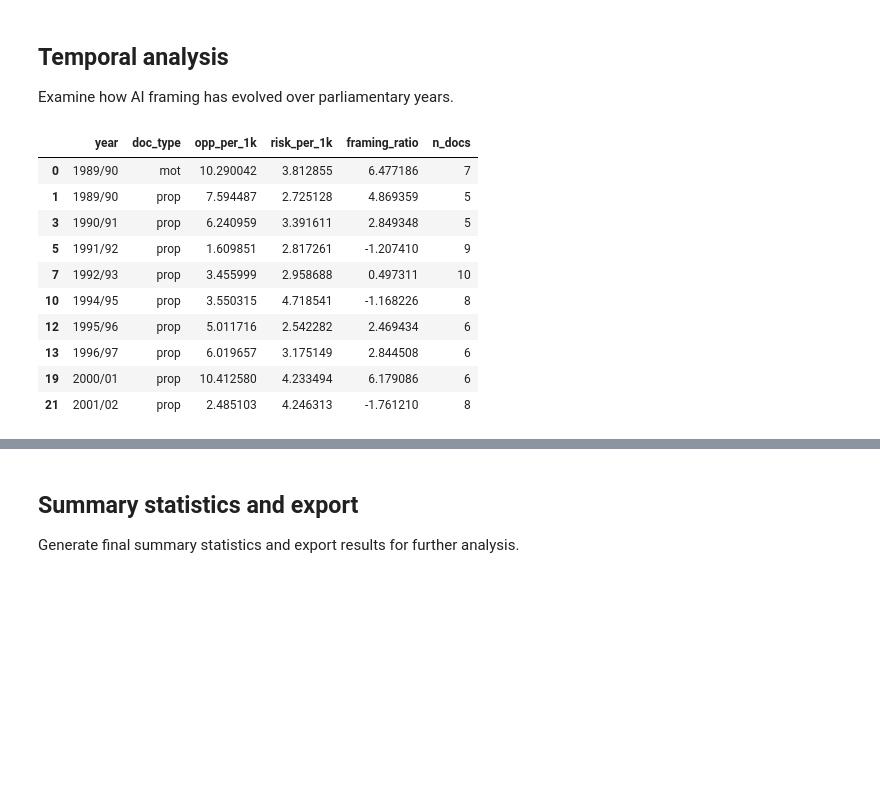
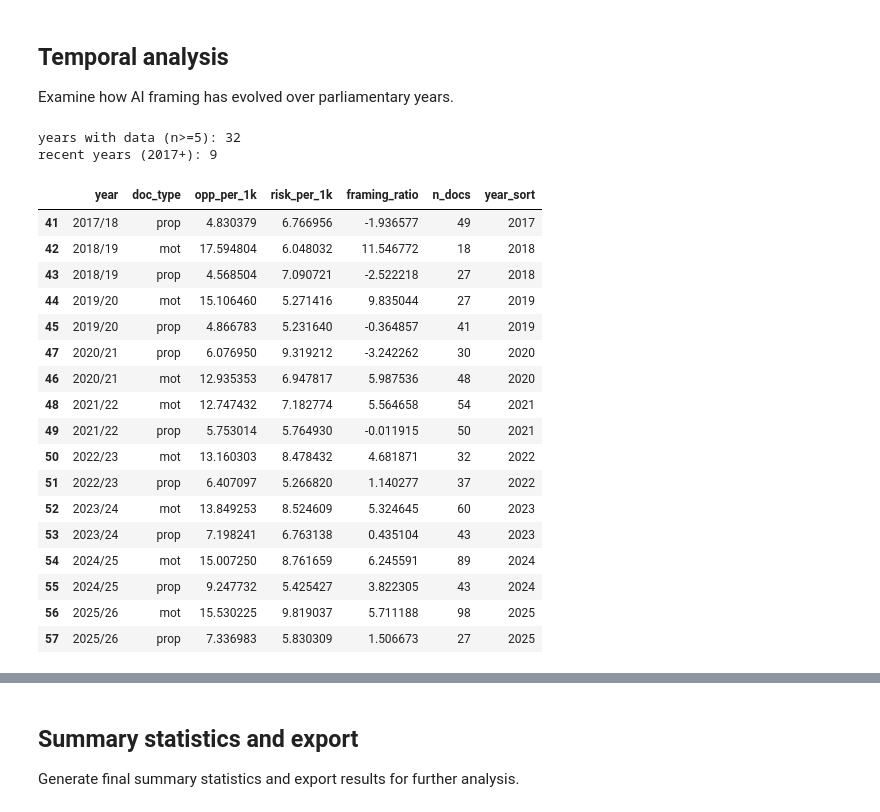
Before and after one commit to simonlindgren/swe-rd-ai, a Jupyter notebook: rq1_framing_executed.ipynb, the cells around one changed output, grey strips where cells are left out. Drawn from its saved outputs; the diff is of its cells as text; code cells hidden in the pictures; blank space fills up the shorter version.

```diff
--- a/rq1_framing_executed.ipynb
+++ b/rq1_framing_executed.ipynb
@@ -331,26 +331,51 @@ Examine how AI framing has evolved over parliamentary years.
 # %%
 # aggregate by year and document type
 temporal = df.groupby(['year', 'doc_type']).agg({
     'opp_per_1k': 'mean',
     'risk_per_1k': 'mean',
     'framing_ratio': 'mean',
     'doc_id': 'count'
 }).rename(columns={'doc_id': 'n_docs'}).reset_index()
 
 # filter years with sufficient documents
 temporal = temporal[temporal['n_docs'] >= 5]
 
-temporal.head(10)
+# create sortable year column (extract first year as integer)
+def year_to_int(year_str):
+    """convert '2018/19' to 2018 for sorting."""
+    try:
+        return int(year_str.split('/')[0])
+    except:
+        return 0
+
+temporal['year_sort'] = temporal['year'].apply(year_to_int)
+temporal = temporal.sort_values('year_sort')
+
+# focus on recent years where both document types have substantial data (2017+)
+temporal_recent = temporal[temporal['year_sort'] >= 2017]
+
+print(f"years with data (n>=5): {temporal['year'].nunique()}")
+print(f"recent years (2017+): {temporal_recent['year'].nunique()}")
+temporal_recent
 # %% [output]
+years with data (n>=5): 32
+recent years (2017+): 9
-|  | year | doc_type | opp_per_1k | risk_per_1k | framing_ratio | n_docs |
-| 0 | 1989/90 | mot | 10.290042 | 3.812855 | 6.477186 | 7 |
-| 1 | 1989/90 | prop | 7.594487 | 2.725128 | 4.869359 | 5 |
-| 3 | 1990/91 | prop | 6.240959 | 3.391611 | 2.849348 | 5 |
-| 5 | 1991/92 | prop | 1.609851 | 2.817261 | -1.207410 | 9 |
-| 7 | 1992/93 | prop | 3.455999 | 2.958688 | 0.497311 | 10 |
-| 10 | 1994/95 | prop | 3.550315 | 4.718541 | -1.168226 | 8 |
-| 12 | 1995/96 | prop | 5.011716 | 2.542282 | 2.469434 | 6 |
-| 13 | 1996/97 | prop | 6.019657 | 3.175149 | 2.844508 | 6 |
-| 19 | 2000/01 | prop | 10.412580 | 4.233494 | 6.179086 | 6 |
-| 21 | 2001/02 | prop | 2.485103 | 4.246313 | -1.761210 | 8 |
+|  | year | doc_type | opp_per_1k | risk_per_1k | framing_ratio | n_docs | year_sort |
+| 41 | 2017/18 | prop | 4.830379 | 6.766956 | -1.936577 | 49 | 2017 |
+| 42 | 2018/19 | mot | 17.594804 | 6.048032 | 11.546772 | 18 | 2018 |
+| 43 | 2018/19 | prop | 4.568504 | 7.090721 | -2.522218 | 27 | 2018 |
+| 44 | 2019/20 | mot | 15.106460 | 5.271416 | 9.835044 | 27 | 2019 |
+| 45 | 2019/20 | prop | 4.866783 | 5.231640 | -0.364857 | 41 | 2019 |
+| 47 | 2020/21 | prop | 6.076950 | 9.319212 | -3.242262 | 30 | 2020 |
+| 46 | 2020/21 | mot | 12.935353 | 6.947817 | 5.987536 | 48 | 2020 |
+| 48 | 2021/22 | mot | 12.747432 | 7.182774 | 5.564658 | 54 | 2021 |
+| 49 | 2021/22 | prop | 5.753014 | 5.764930 | -0.011915 | 50 | 2021 |
+| 50 | 2022/23 | mot | 13.160303 | 8.478432 | 4.681871 | 32 | 2022 |
+| 51 | 2022/23 | prop | 6.407097 | 5.266820 | 1.140277 | 37 | 2022 |
+| 52 | 2023/24 | mot | 13.849253 | 8.524609 | 5.324645 | 60 | 2023 |
+| 53 | 2023/24 | prop | 7.198241 | 6.763138 | 0.435104 | 43 | 2023 |
+| 54 | 2024/25 | mot | 15.007250 | 8.761659 | 6.245591 | 89 | 2024 |
+| 55 | 2024/25 | prop | 9.247732 | 5.425427 | 3.822305 | 43 | 2024 |
+| 56 | 2025/26 | mot | 15.530225 | 9.819037 | 5.711188 | 98 | 2025 |
+| 57 | 2025/26 | prop | 7.336983 | 5.830309 | 1.506673 | 27 | 2025 |
 # %%
```
Also changed, not shown: parts of 1 cell of this notebook, 5 other files.
